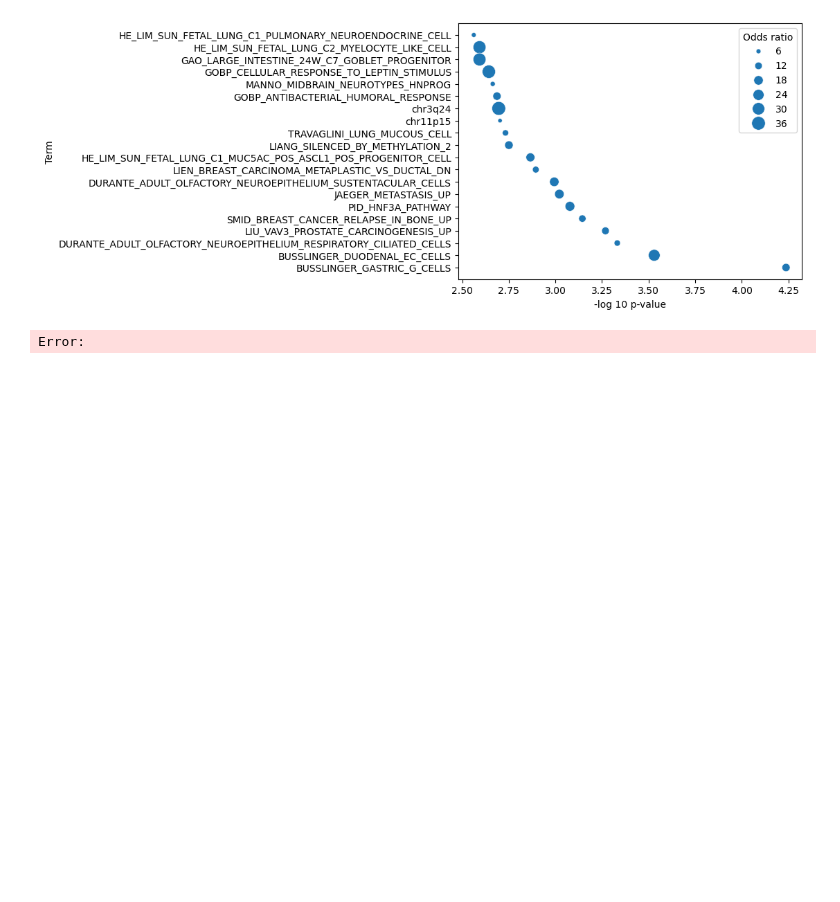
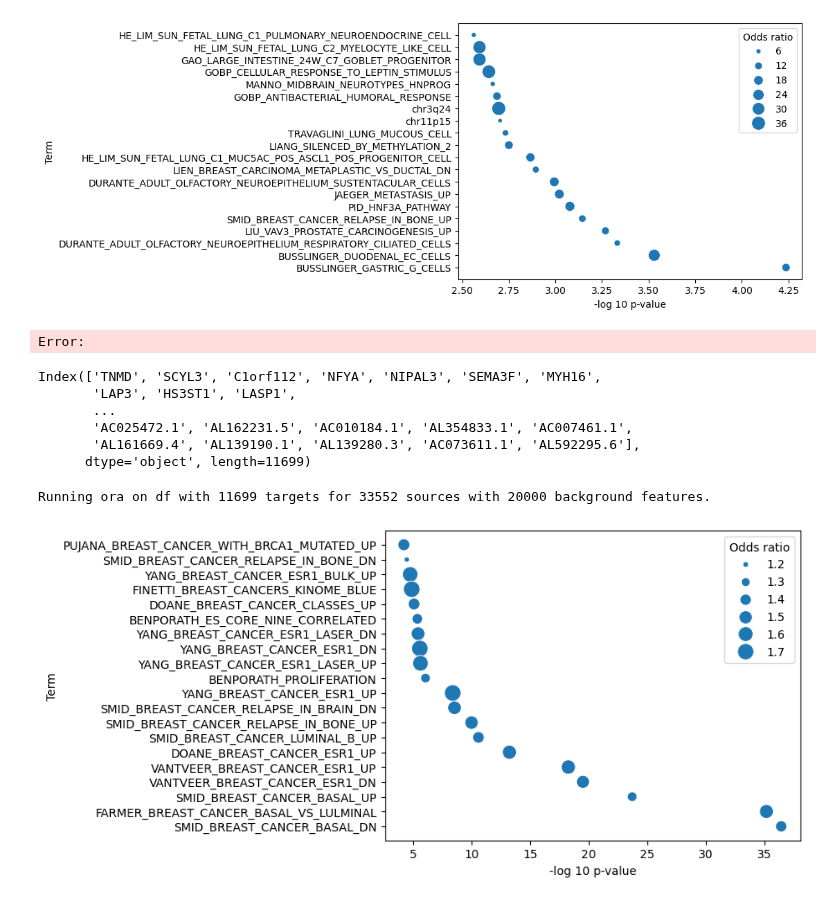
Before and after one commit to l1joseph/Multiscale_HRD_Classifier, a Jupyter notebook: prelim_analysis/deseq_analysis.ipynb, the cells around one changed output. Cells and saved outputs as stored; diff of their text form; code cells hidden in the pictures; blank space fills up the shorter version.

```diff
--- a/prelim_analysis/deseq_analysis.ipynb
+++ b/prelim_analysis/deseq_analysis.ipynb
@@ -308,7 +425,7 @@ AP006621.6  0.232627
 
 [60660 rows x 6 columns]
 # %%
-BRCA1_dds_contrast.reset_index(inplace=True)
+#BRCA1_dds_contrast.reset_index(inplace=True)
 # %%
 BRCA1_sig = BRCA1_dds_contrast[BRCA1_dds_contrast['pvalue'] < 0.01]
 # %% [markdown]
@@ -887,3 +1004,35 @@ plot = sns.scatterplot(
 Running ora on df with 84 targets for 33552 sources with 20000 background features.
 [figure]
 Error:
+# %%
+BRCA1_sig.index
+# %% [output]
+Index(['TNMD', 'SCYL3', 'C1orf112', 'NFYA', 'NIPAL3', 'SEMA3F', 'MYH16',
+       'LAP3', 'HS3ST1', 'LASP1',
+       ...
+       'AC025472.1', 'AL162231.5', 'AC010184.1', 'AL354833.1', 'AC007461.1',
+       'AL161669.4', 'AL139190.1', 'AL139280.3', 'AC073611.1', 'AL592295.6'],
+      dtype='object', length=11699)
+# %%
+ORA_df_shared = dc.get_ora_df(
+    df = list(BRCA1_sig.index),
+    net = msigdb,
+    source='geneset',
+    target='genesymbol',
+    verbose=True,
+)
+
+ORA_df_shared['-log 10 p-value'] = np.log10(ORA_df_shared['p-value'])*-1
+test_pval_filt = ORA_df_shared[ORA_df_shared['p-value'] < 0.05]
+
+test_pval_filt = test_pval_filt.sort_values(by=['-log 10 p-value'])
+
+#test_pval_filt.tail(10)
+
+plot = sns.scatterplot(
+    data=test_pval_filt.tail(20), x="-log 10 p-value", y="Term",  size="Odds ratio",
+    sizes=(20, 200)
+)
+# %% [output]
+Running ora on df with 11699 targets for 33552 sources with 20000 background features.
+[figure, added]
```
Also changed, not shown: parts of 17 cells of this notebook, 2 other files.
